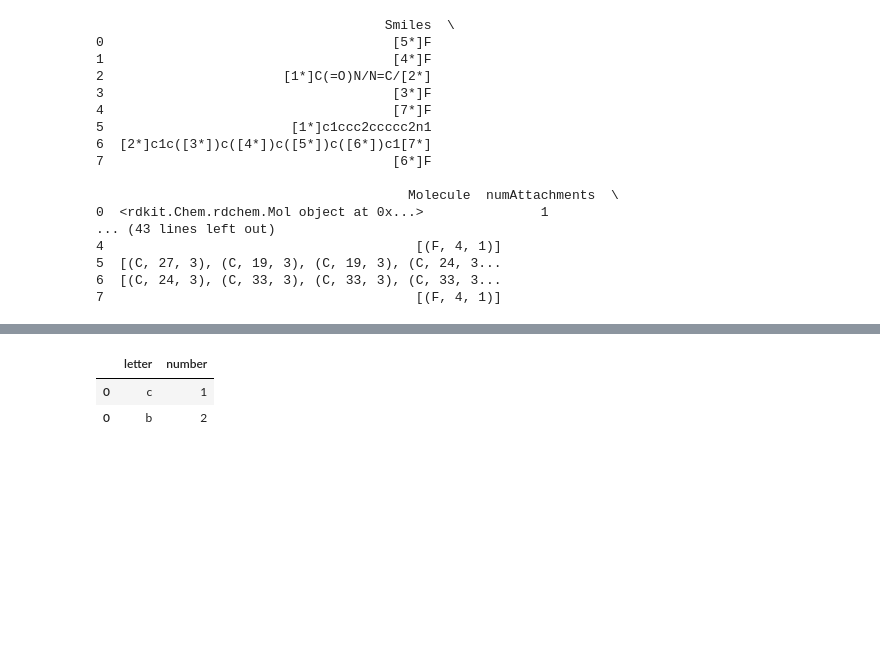
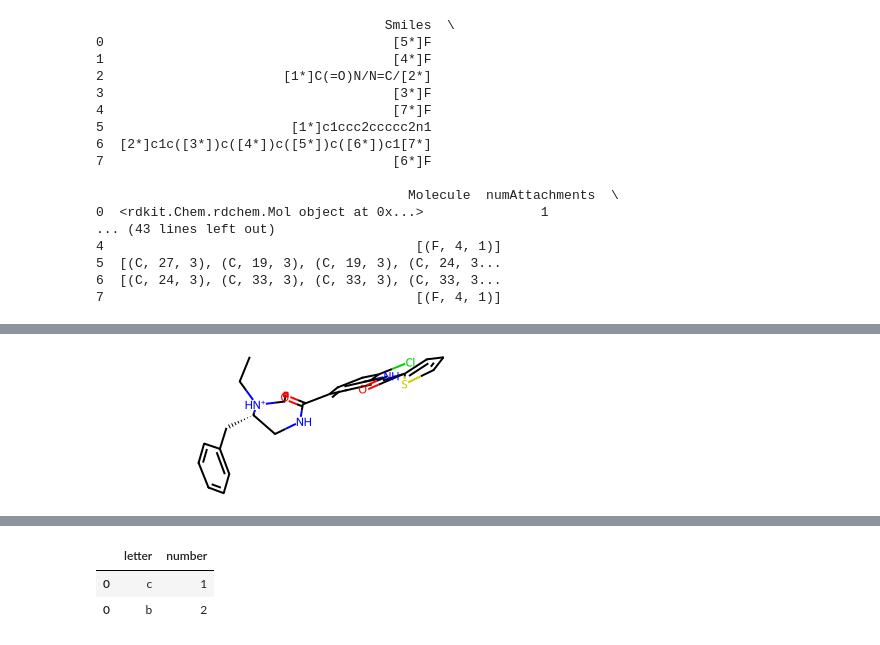
Before and after one commit to kmlefran/group_decomposition, a Jupyter notebook: Development Notebooks/Adding_H.ipynb, the cells around one changed output, grey strips where cells are left out. Drawn from its saved outputs; the diff is of its cells as text; code cells hidden in the pictures; blank space fills up the shorter version.

```diff
--- a/Development Notebooks/Adding_H.ipynb
+++ b/Development Notebooks/Adding_H.ipynb
@@ -325,0 +303,4 @@ utils.get_cml_atom_types('Data/cml1.txt')
+# %%
+Chem.MolFromMolFile('Data/mol1.txt')
+# %% [output]
+[figure, added]
```
Also changed, not shown: parts of 7 cells of this notebook, 3 other files.
